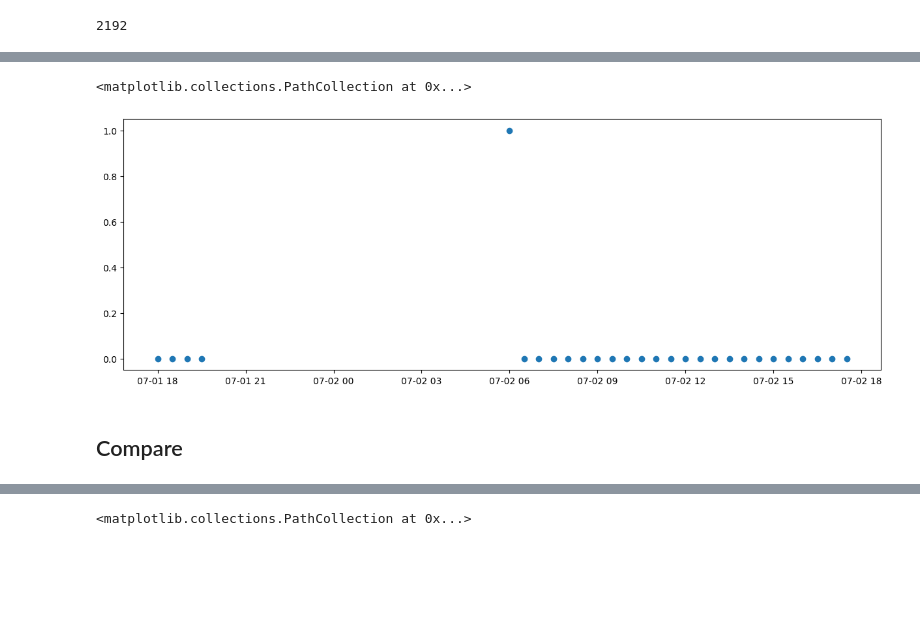
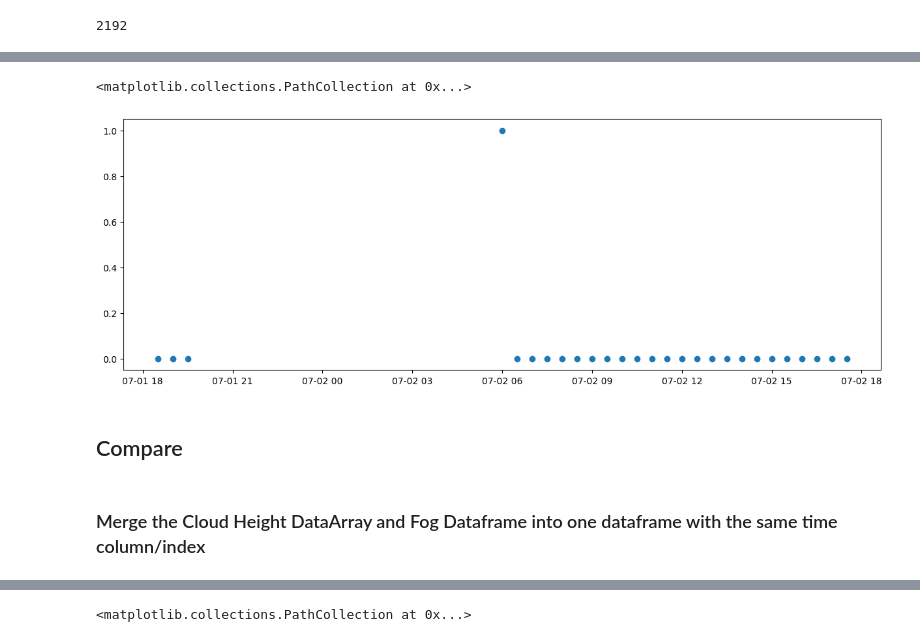
Before and after one commit to autumn-yng/summerfog, a Jupyter notebook: compare-goes-vs-photos.ipynb, the cells around one changed output, grey strips where cells are left out. Drawn from its saved outputs; the diff is of its cells as text; code cells hidden in the pictures; blank space fills up the shorter version.

```diff
--- a/compare-goes-vs-photos.ipynb
+++ b/compare-goes-vs-photos.ipynb
@@ -79,2 +94,2 @@ numpy.int64
 # %%
-time_df = df.set_index('Time') # can only slice time if time is index
+fog_df = df.set_index('Time') # can only slice time if time is index
@@ -81,9 +113,9 @@ time_df = df.set_index('Time') # can only slice time if time is index
 # %%
 plt.figure(figsize=(15,5))
-plt.scatter(time_df['2022-07-01 18:00:00': '2022-07-02 18:00:00'].index, time_df['2022-07-01 18:00:00': '2022-07-02 18:00:00']["Predicted label"])
+plt.scatter(fog_df['2022-07-01 18:00:02': '2022-07-02 18:00:00'].index, fog_df['2022-07-01 18:00:02': '2022-07-02 18:00:00']["Predicted label"])
 # plt.scatter(time_df[10:30].index, time_df[10:30]["Predicted label"])
 # %% [output]
 <matplotlib.collections.PathCollection at 0x...>
-[figure, old version]
+[figure, new version]
 # %% [markdown]
 ## Compare
@@ -96,0 +122,2 @@ height_df
+# %% [markdown]
+### Merge the Cloud Height DataArray and Fog Dataframe into one dataframe with the same time column/index
```
Also changed, not shown: parts of 15 cells of this notebook.
